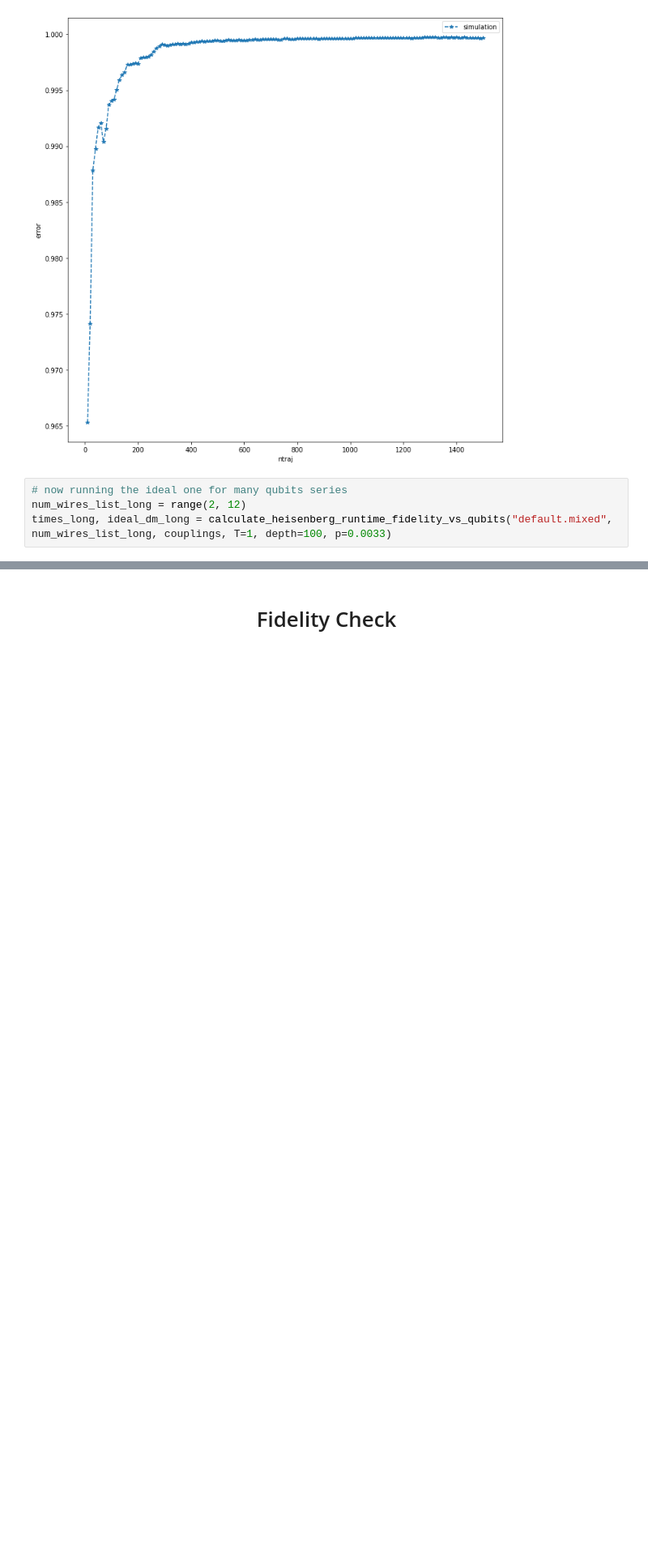
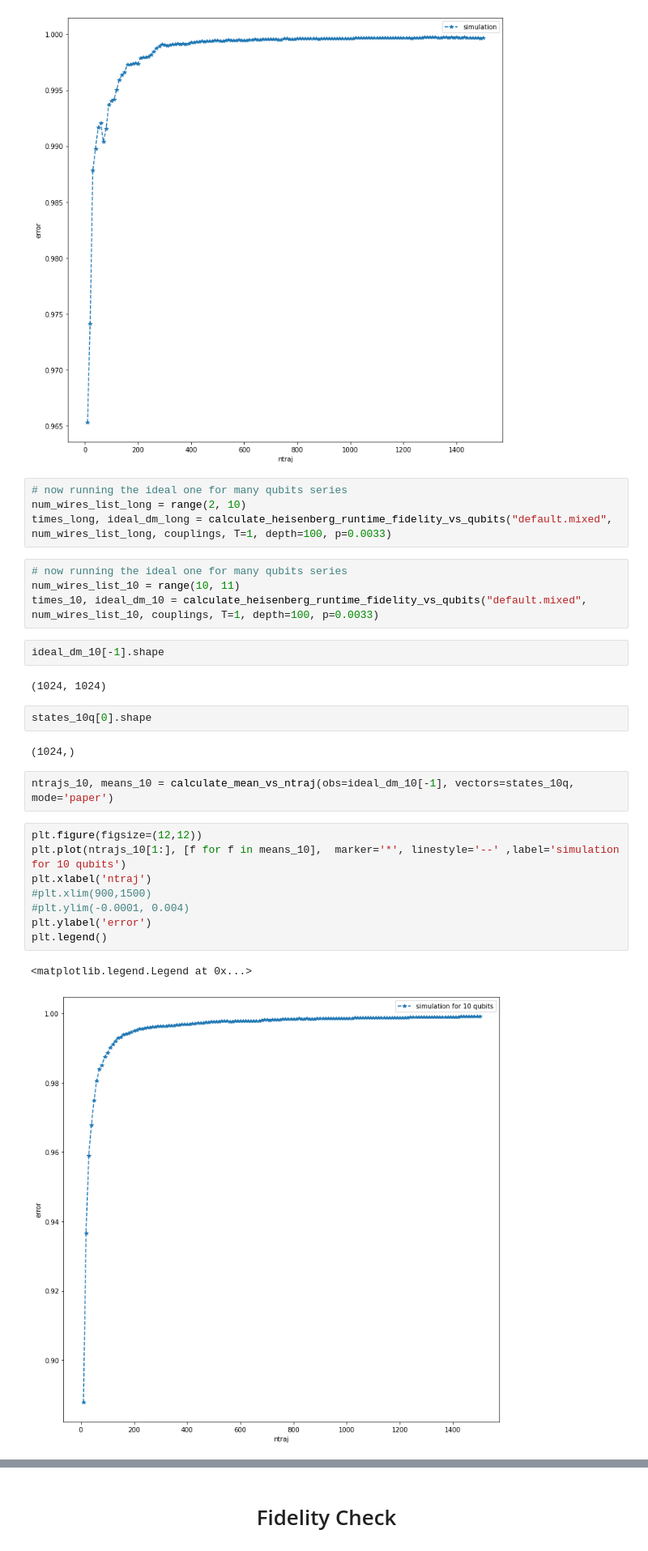
Before and after one commit to aaronleesander/QHack2023, a Jupyter notebook: emiliano/density_vs_sv/runtime_analysis.ipynb, the cells around one changed output, grey strips where cells are left out. Shown at 81% size. Cells and saved outputs as stored; diff of their text form; blank space fills up the shorter version.

Commit message:
fix heisenberg model

```diff
--- a/emiliano/density_vs_sv/runtime_analysis.ipynb
+++ b/emiliano/density_vs_sv/runtime_analysis.ipynb
@@ -278,5 +278,30 @@ plt.legend()
 [figure]
 # %%
 # now running the ideal one for many qubits series
-num_wires_list_long = range(2, 12)
+num_wires_list_long = range(2, 10)
 times_long, ideal_dm_long = calculate_heisenberg_runtime_fidelity_vs_qubits("default.mixed", num_wires_list_long, couplings, T=1, depth=100, p=0.0033)
+# %%
+# now running the ideal one for many qubits series
+num_wires_list_10 = range(10, 11)
+times_10, ideal_dm_10 = calculate_heisenberg_runtime_fidelity_vs_qubits("default.mixed", num_wires_list_10, couplings, T=1, depth=100, p=0.0033)
+# %%
+ideal_dm_10[-1].shape
+# %% [output]
+(1024, 1024)
+# %%
+states_10q[0].shape
+# %% [output]
+(1024,)
+# %%
+ntrajs_10, means_10 = calculate_mean_vs_ntraj(obs=ideal_dm_10[-1], vectors=states_10q, mode='paper')
+# %%
+plt.figure(figsize=(12,12))
+plt.plot(ntrajs_10[1:], [f for f in means_10],  marker='*', linestyle='--' ,label='simulation for 10 qubits')
+plt.xlabel('ntraj')
+#plt.xlim(900,1500)
+#plt.ylim(-0.0001, 0.004)
+plt.ylabel('error')
+plt.legend()
+# %% [output]
+<matplotlib.legend.Legend at 0x...>
+[figure, added]
```
Also changed, not shown: parts of 10 cells of this notebook, 3 other files.
